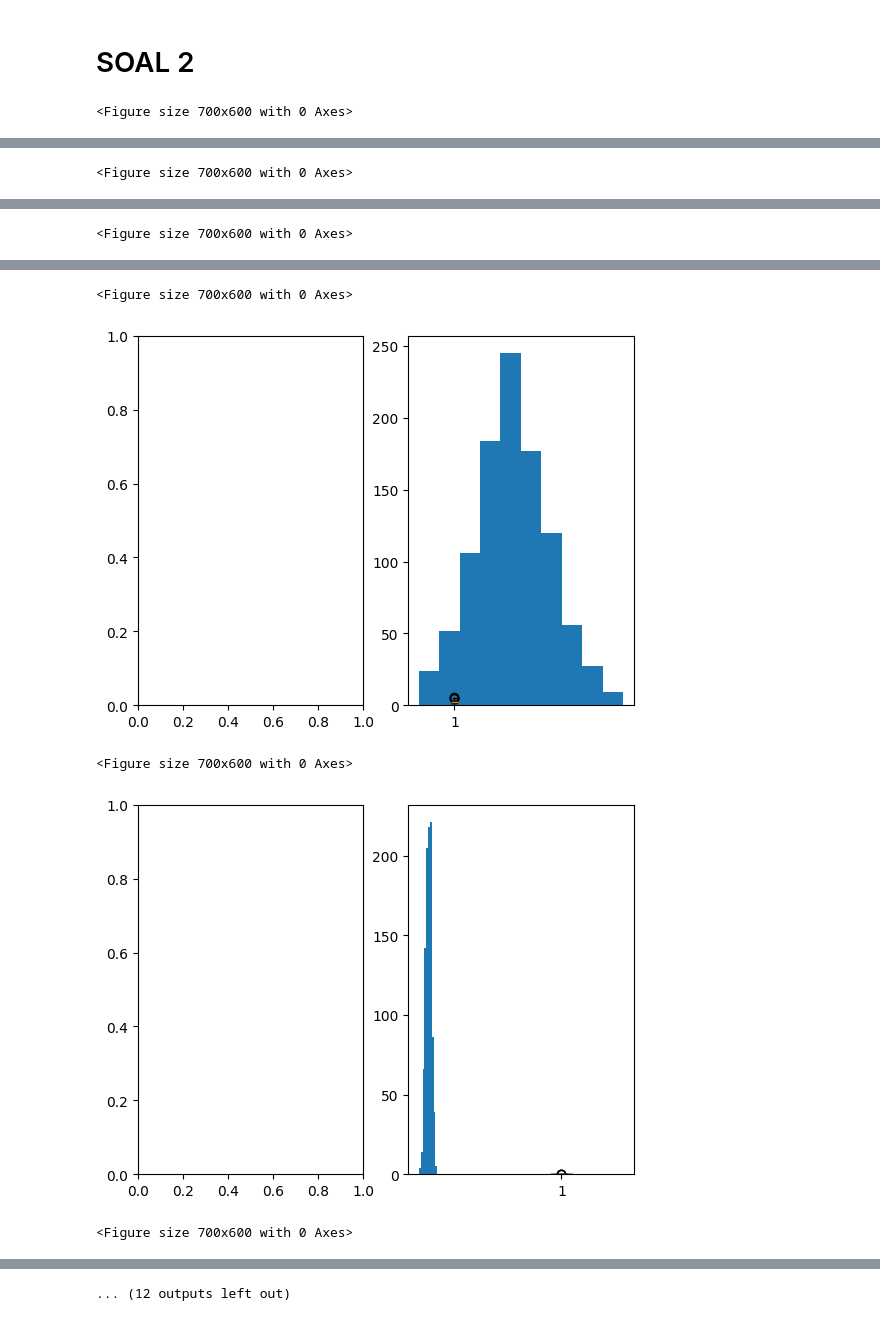
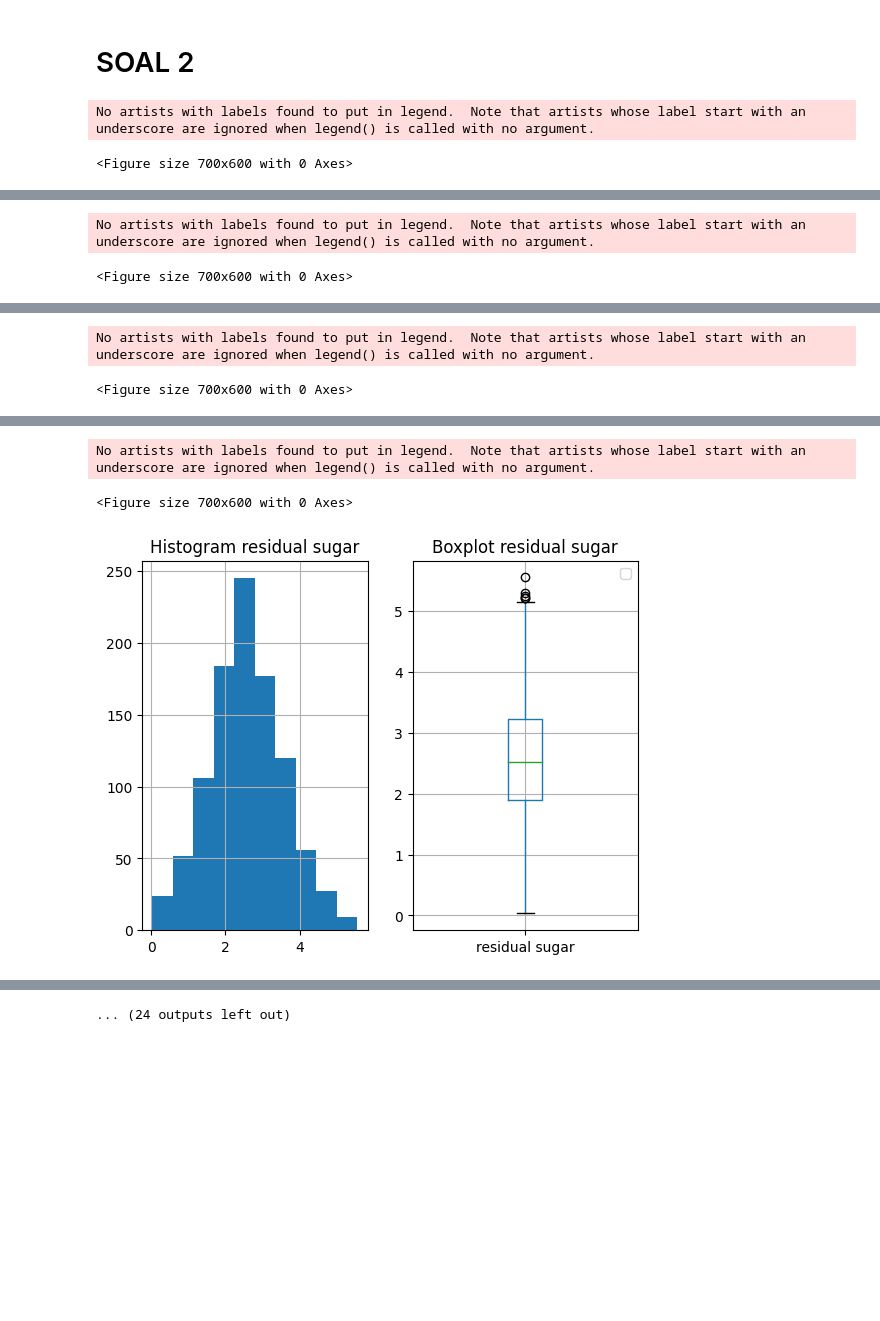
Before and after one commit to MHEN007/Tubes-IF2220-Probabilitas-dan-Statistika, a Jupyter notebook: K03-T1-IF2220-13521004-13521007.ipynb, the cells around one changed output, grey strips where cells are left out. Saved outputs shown, nothing was run; the diff lists cells and outputs as text; code cells hidden in the pictures; blank space fills up the shorter version.

```diff
--- a/K03-T1-IF2220-13521004-13521007.ipynb
+++ b/K03-T1-IF2220-13521004-13521007.ipynb
@@ -30,9 +32,8 @@ df.dropna()
 # %% [markdown]
 ## SOAL 1
 # %%
-columns = ['fixed acidity', 'volatile acidity', 'citric acid', 'residual sugar', 'chlorides', 'free sulfur dioxide', 'total sulfur dioxide', 'density', 'pH', 'sulphates', 'alcohol', 'quality']
-for var in columns:
-    print("DESCRIBE " + var)
+for var in df.columns:
+    print("Describing " + var)
     print("Mean: " + str(df[var].mean()))
     print("Median: " + str(df[var].median()))
     print("Std. Dev.: " + str(df[var].std()))
@@ -66,13 +67,15 @@ Kurtosis: 0.10829100232871003
 # %% [markdown]
 # SOAL 2
 # %%
-for var in columns:
+for var in df.columns:
     plt.figure(figsize=(7,6))
     fig,ax = plt.subplots(1,2)
-    # ax[0,0].set_title("Histogram dan Boxplot " + var)
-    # ax[0,0].plot.hist(x = df[var])
-    plt.hist(x = df[var])
-    plt.boxplot(x = df[var])
+    df[var].hist(ax = ax[0])
+    ax[0].set_title("Histogram " + var)
+    ax[1].set_title("Boxplot " + var)
+    df.boxplot(var,ax=ax[1])
+    plt.legend()
     plt.show()
 # %% [output]
-<Figure size 700x600 with 0 Axes>
+No artists with labels found to put in legend.  Note that artists whose label start with an underscore are ignored when legend() is called with no argument.
+<Figure size 700x600 with 0 Axes>
@@ -80 +83,2 @@ for var in columns:
-<Figure size 700x600 with 0 Axes>
+No artists with labels found to put in legend.  Note that artists whose label start with an underscore are ignored when legend() is called with no argument.
+<Figure size 700x600 with 0 Axes>
@@ -82 +86,2 @@ for var in columns:
-<Figure size 700x600 with 0 Axes>
+No artists with labels found to put in legend.  Note that artists whose label start with an underscore are ignored when legend() is called with no argument.
+<Figure size 700x600 with 0 Axes>
@@ -84,5 +89,3 @@ for var in columns:
-<Figure size 700x600 with 0 Axes>
+No artists with labels found to put in legend.  Note that artists whose label start with an underscore are ignored when legend() is called with no argument.
+<Figure size 700x600 with 0 Axes>
-[figure, old version]
+[figure, new version]
-<Figure size 700x600 with 0 Axes>
-[figure, removed]
-<Figure size 700x600 with 0 Axes>
@@ -90 +92 @@ for var in columns:
-... (12 outputs left out)
+... (24 outputs left out)
```
Also changed, not shown: parts of 5 cells of this notebook, 1 other file.
